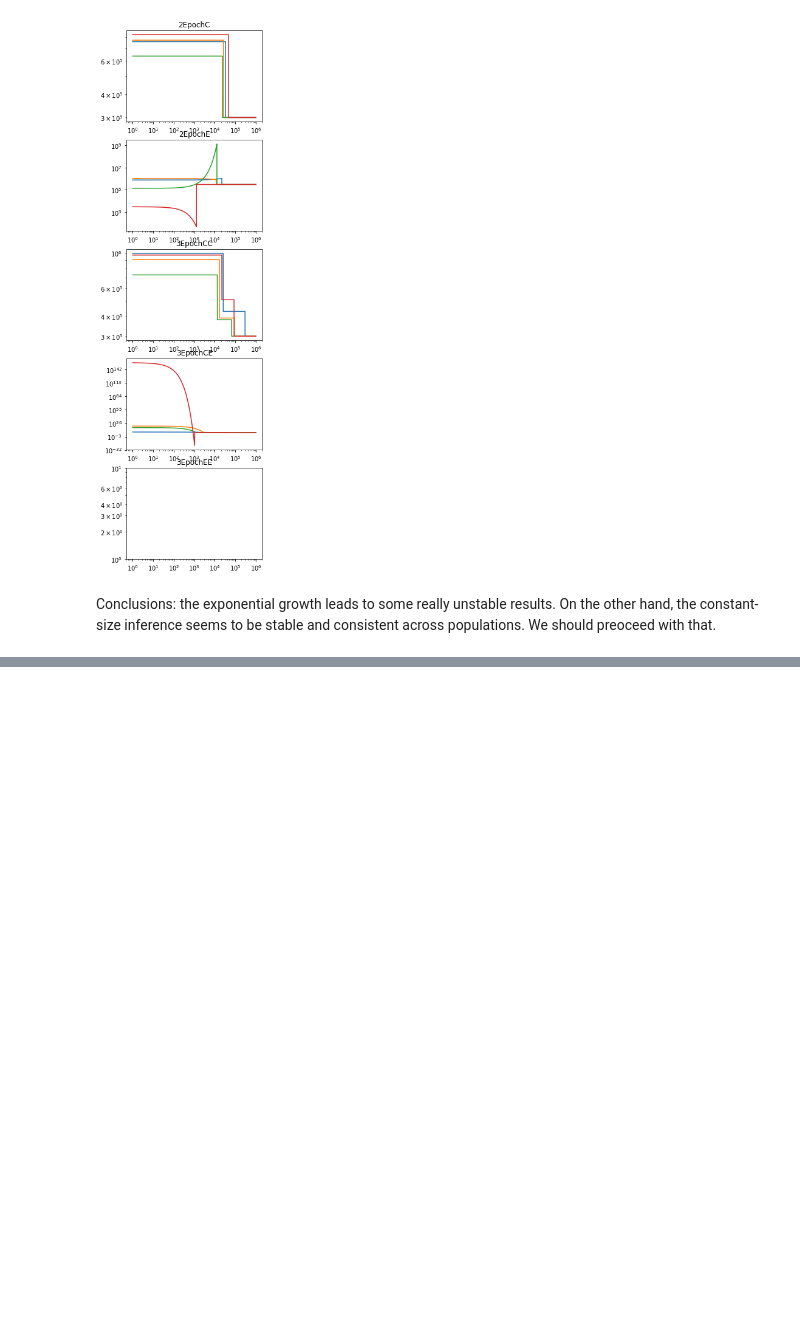
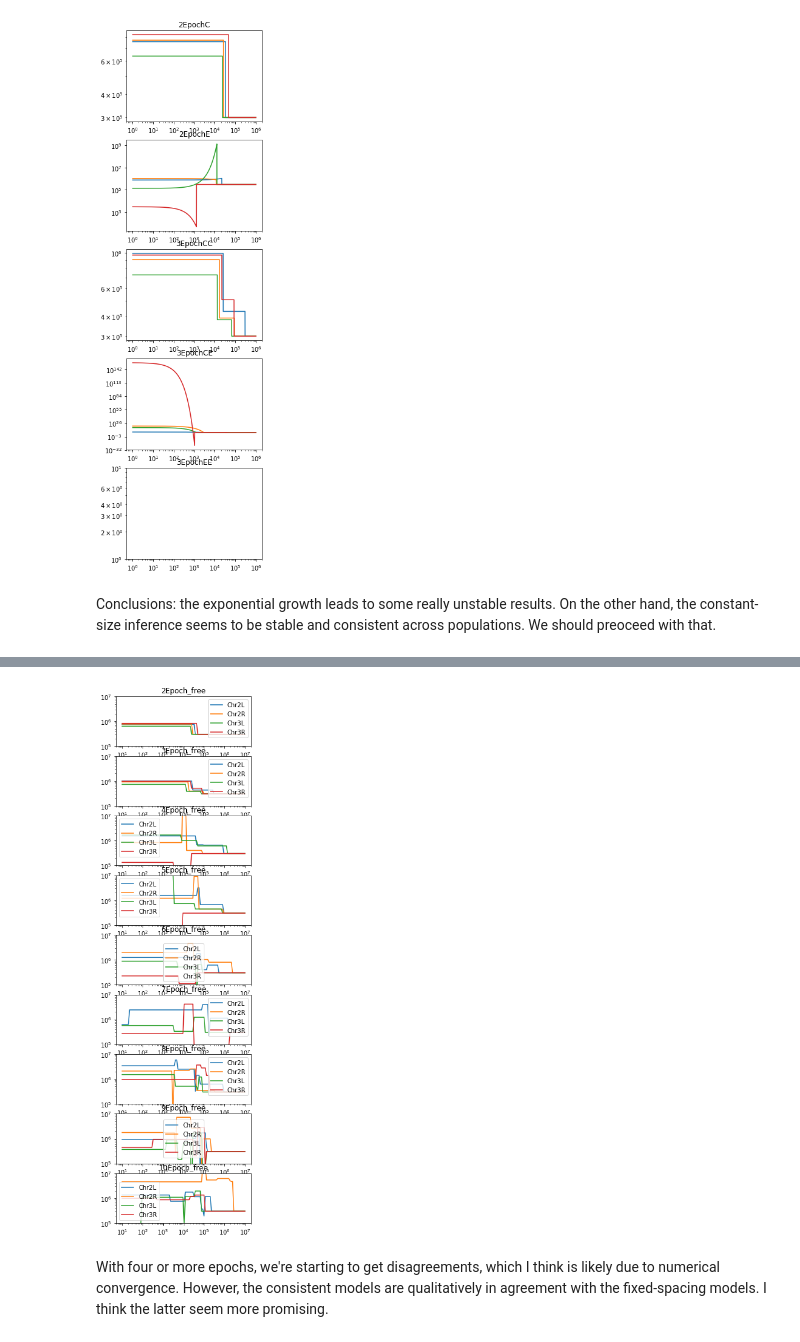
Before and after one commit to dp-rice/multiplemergers, a Jupyter notebook: notebooks/plot_DPGP3_models.ipynb, the cells around one changed output, grey strips where cells are left out. Saved outputs shown, nothing was run; the diff lists cells and outputs as text; code cells hidden in the pictures; blank space fills up the shorter version.

```diff
--- a/notebooks/plot_DPGP3_models.ipynb
+++ b/notebooks/plot_DPGP3_models.ipynb
@@ -37,0 +62,20 @@ Conclusions: the exponential growth leads to some really unstable results. On th
+# %%
+model_types = ['{}Epoch_free'.format(i) for i in range(2,11)]
+models = {}
+for mt in model_types:
+    models[mt] = [DemographicModel(data_dir + chrom + '.' + mt + '.txt') for chrom in chroms]
+# %%
+t = np.logspace(1,7,100)
+fig = plt.figure(figsize=(4,16))
+for i, mt in enumerate(model_types):
+    ax = fig.add_subplot(len(model_types), 1, i+1)
+    for j, model in enumerate(models[mt]):
+        ax.loglog(t, model.population_size(t), label=chroms[j])
+    ax.set_title(mt)
+    ax.set_ylim([1e5,1e7])
+    plt.legend()
+    # plt.ylim([1e5,1e6])
+# %% [output]
+[figure, added]
+# %% [markdown]
+With four or more epochs, we're starting to get disagreements, which I think is likely due to numerical convergence. However, the consistent models are qualitatively in agreement with the fixed-spacing models. I think the latter seem more promising.
```
Also changed, not shown: parts of 5 cells of this notebook, 2 other files.
